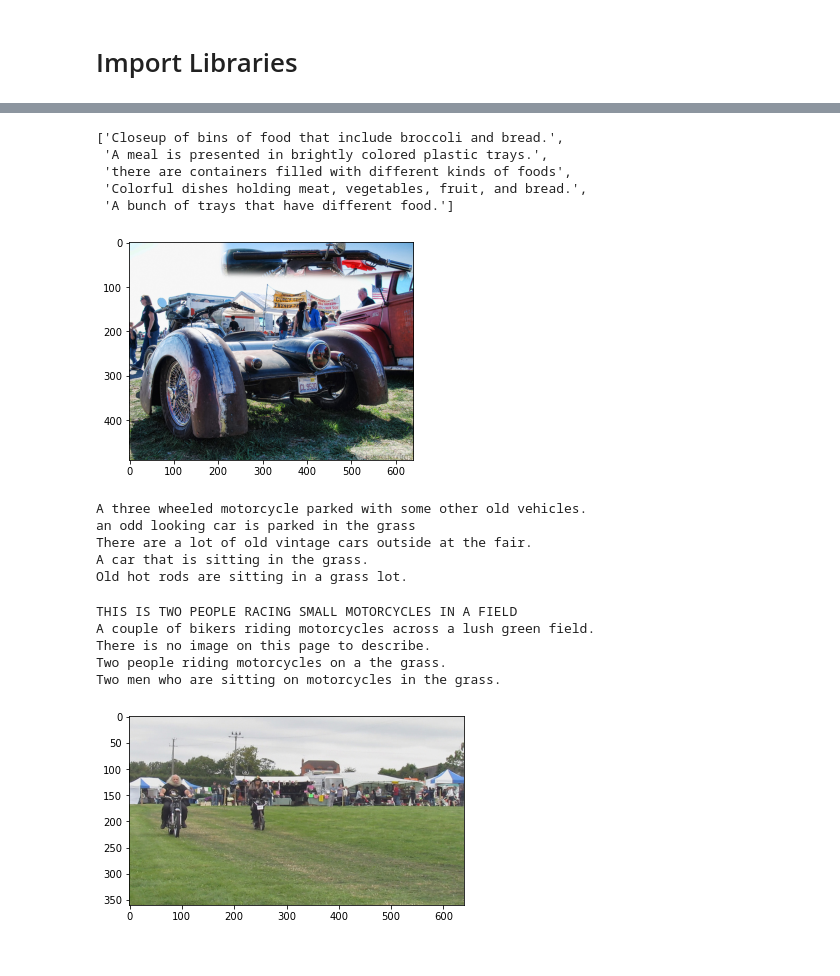
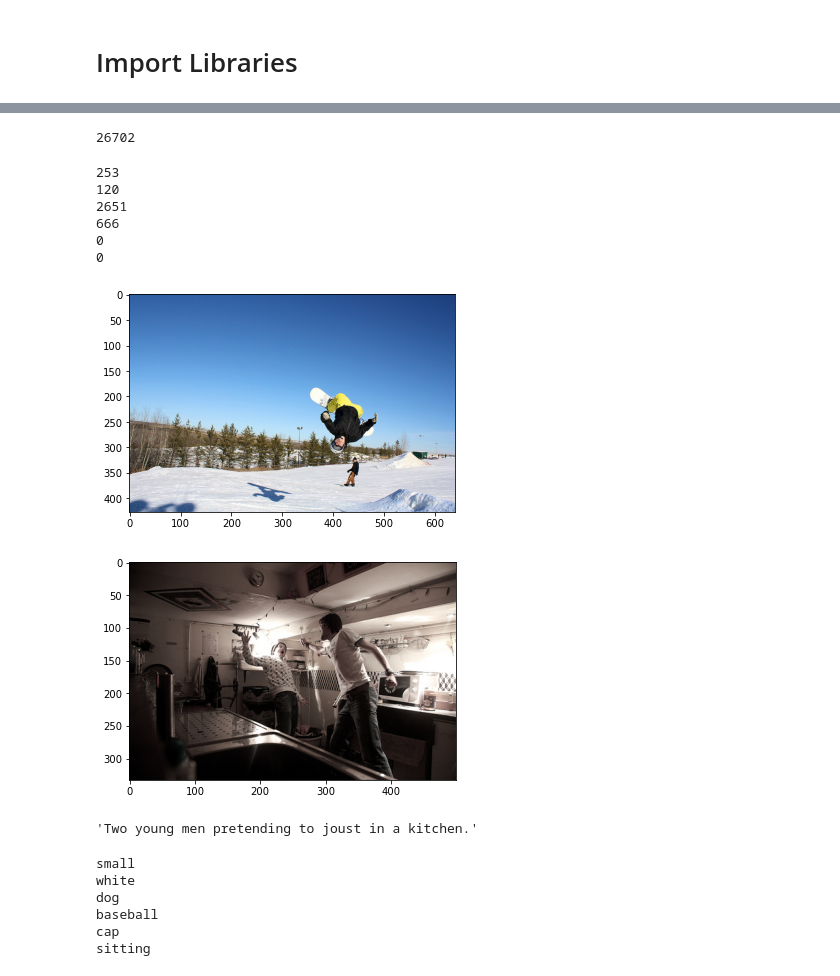
Before and after one commit to Khaliladib11/INM706-image-captioning, a Jupyter notebook: interface.ipynb, the cells around one changed output, grey strips where cells are left out. Saved outputs shown, nothing was run; the diff lists cells and outputs as text; code cells hidden in the pictures.

Commit message:
Create JSON files for the vocabs

```diff
--- a/interface.ipynb
+++ b/interface.ipynb
@@ -22,11 +22,25 @@ imgs_path = root/'train2017'
 #captions_path = root/'annotations'/'captions_train2017.json'
 captions_path = root/'annotations_trainval2017'/'annotations'/'captions_train2017.json'
 
+# load vocab
+
+with open('idx_to_string.json') as json_file:
+    idx_to_string_json = json.load(json_file)
+
+idx_to_string = dict()
+for key in idx_to_string_json:
+    idx_to_string[int(key)] = idx_to_string_json[key]
+
+with open('string_to_index.json') as json_file:
+    string_to_index = json.load(json_file)
+
 interface_params = {
     'imgs_path': imgs_path,
     'captions_path': captions_path,
-    'freq_threshold': 3,
-    'sequence_length': 6
+    'freq_threshold': 1,
+    'sequence_length': 6,
+    'idx_to_string': idx_to_string,
+    'string_to_index': string_to_index
 }
 # %%
 coco_interface = MSCOCOInterface(**interface_params)
@@ -33,23 +51,9 @@ coco_interface = MSCOCOInterface(**interface_params)
+# %%
+len(coco_interface.idx_to_string)
+# %% [output]
+26702
 # %%
 caption_dict = coco_interface.coco.imgs_caps_dict
-# %%
-coco_interface.get_captions(coco_interface.coco.imgs[0])
-# %% [output]
-['Closeup of bins of food that include broccoli and bread.',
- 'A meal is presented in brightly colored plastic trays.',
- 'there are containers filled with different kinds of foods',
- 'Colorful dishes holding meat, vegetables, fruit, and bread.',
- 'A bunch of trays that have different food.']
-# %%
-random_idx = random.randint(0, len(coco_interface.coco.imgs))
-coco_interface.display_img_with_captions(random_idx)
-# %% [output]
-[figure, removed]
-A three wheeled motorcycle parked with some other old vehicles.
-an odd looking car is parked in the grass
-There are a lot of old vintage cars outside at the fair.
-A car that is sitting in the grass.
-Old hot rods are sitting in a grass lot.
 # %%
 random_idx = random.randint(0, len(coco_interface.coco.imgs))
 idx, X, y = coco_interface[random_idx]
@@ -58,9 +62,37 @@ for cap in y:
 plt.imshow(coco_interface.coco.get_img(random_idx))
 plt.show()
 # %% [output]
-THIS IS TWO PEOPLE RACING SMALL MOTORCYCLES IN A FIELD
-A couple of bikers riding motorcycles across a lush green field.
-There is no image on this page to describe.
-Two people riding motorcycles on a the grass.
-Two men who are sitting on motorcycles in the grass.
+253
+120
+2651
+666
+0
+0
-[figure, old version]
+[figure, new version]
+# %%
+random_idx = random.randint(0, len(coco_interface.coco.imgs))
+img_file_name = coco_interface.coco.imgs[random_idx]
+# get X: Image
+X = coco_interface.load_img(random_idx)
+# get y: Image Caption
+y = coco_interface.get_captions(img_file_name)[0]
+y_idx = coco_interface.vocabulary.numericalize(y)
+
+plt.imshow(coco_interface.coco.get_img(random_idx))
+plt.show()
+# %% [output]
+[figure, added]
+# %%
+y
+# %% [output]
+'Two young men pretending to joust in a kitchen.'
+# %%
+for ind in y_idx:
+    print(coco_interface.idx_to_string[ind])
+# %% [output]
+small
+white
+dog
+baseball
+cap
+sitting
```
Also changed, not shown: parts of 1 cell of this notebook, 4 other files.
